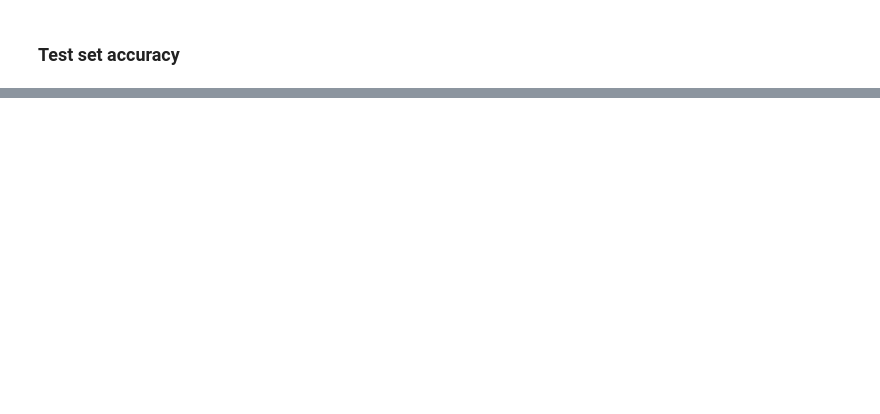
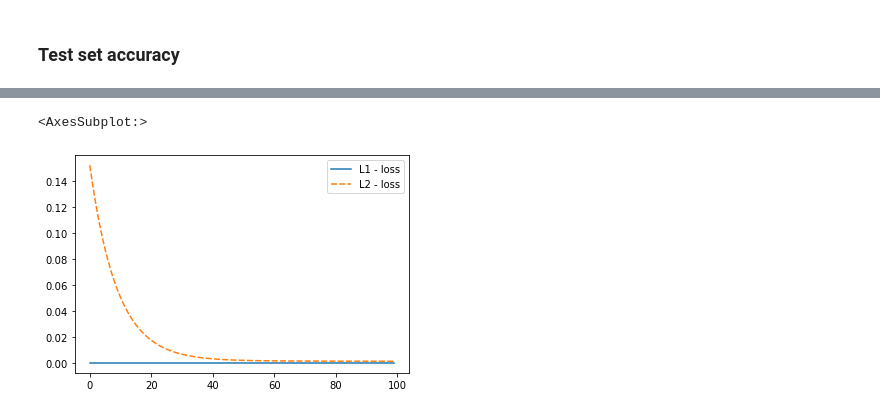
Before and after one commit to TechedLemur/IT3030, a Jupyter notebook: project1/main.ipynb, the cells around one changed output, grey strips where cells are left out. Drawn from its saved outputs; the diff is of its cells as text; code cells hidden in the pictures; blank space fills up the shorter version.

```diff
--- a/project1/main.ipynb
+++ b/project1/main.ipynb
@@ -63,0 +87,5 @@ print(f'{correct} / {m} correct. Accuracy {np.round(correct/m, 3)}')
+# %%
+sns.lineplot(data=df_reg)
+# %% [output]
+<AxesSubplot:>
+[figure, added]
```
Also changed, not shown: parts of 11 cells of this notebook, 5 other files.
